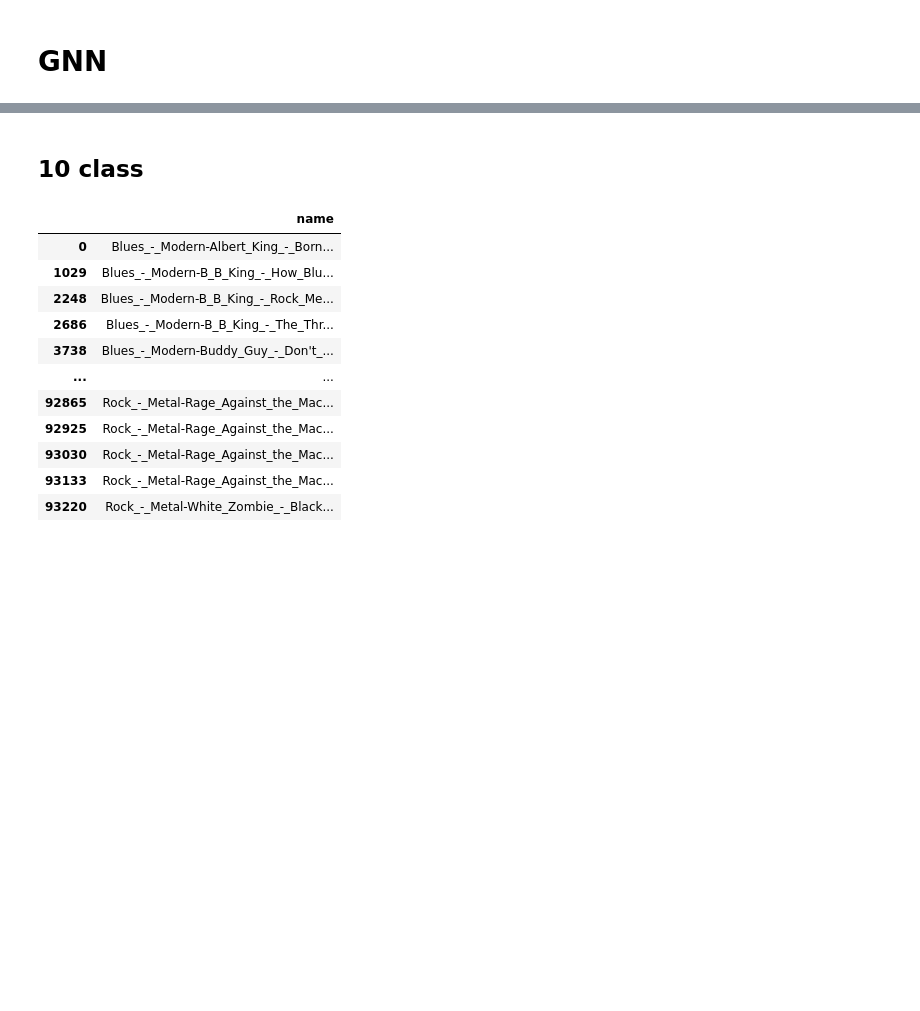
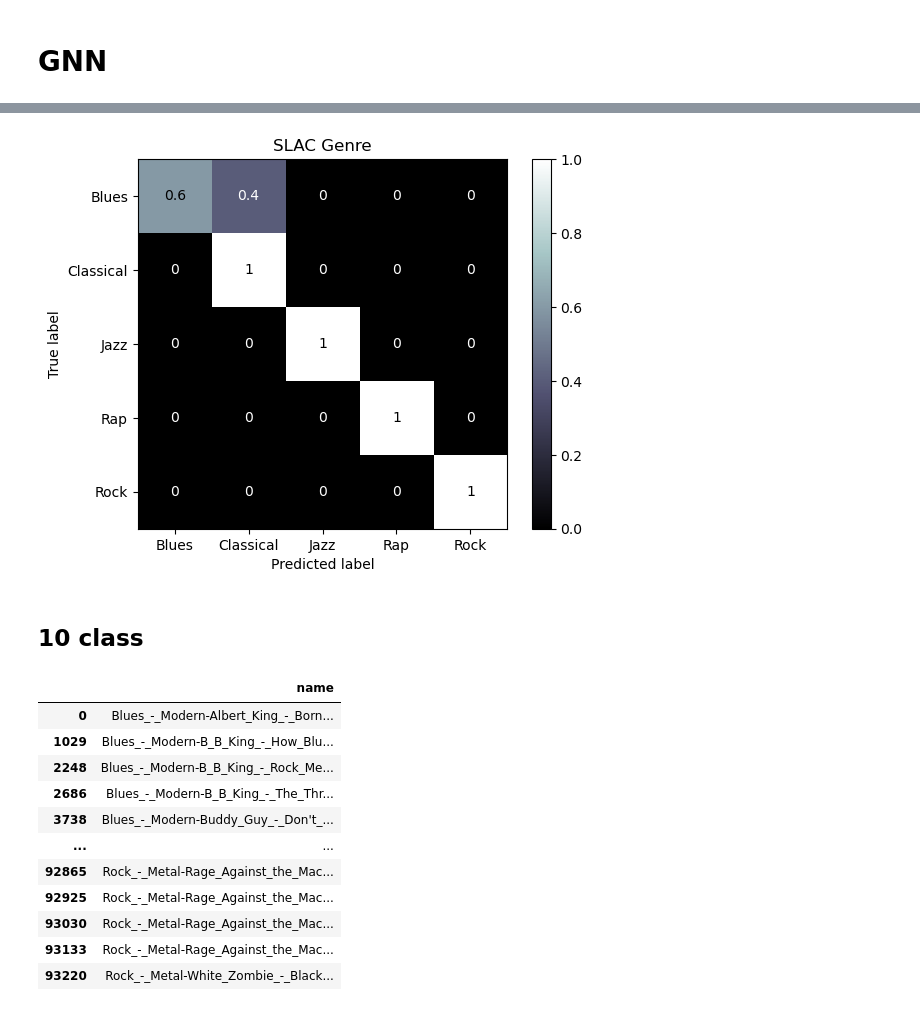
Before and after one commit to KottonP/midi2vec-master, a Jupyter notebook: Slac Hetero Graph.ipynb, the cells around one changed output, grey strips where cells are left out. Cells and saved outputs as stored; diff of their text form; code cells hidden in the pictures; blank space fills up the shorter version.

```diff
--- a/Slac Hetero Graph.ipynb
+++ b/Slac Hetero Graph.ipynb
@@ -293,3 +339,10 @@ plt.show()
+# %%
+disp = ConfusionMatrixDisplay.from_predictions(y_true=lb.inverse_transform(H_5['MIDI'].y[mask].to('cpu')), y_pred=lb.inverse_transform(predicted.to('cpu')), cmap='bone', normalize='true')
+
+disp.ax_.set_title('SLAC Genre')
+plt.show()
+# %% [output]
+[figure, added]
 # %% [markdown]
 ## 10 class
 # %%
```
Also changed, not shown: parts of 26 cells of this notebook, 1 other file.
